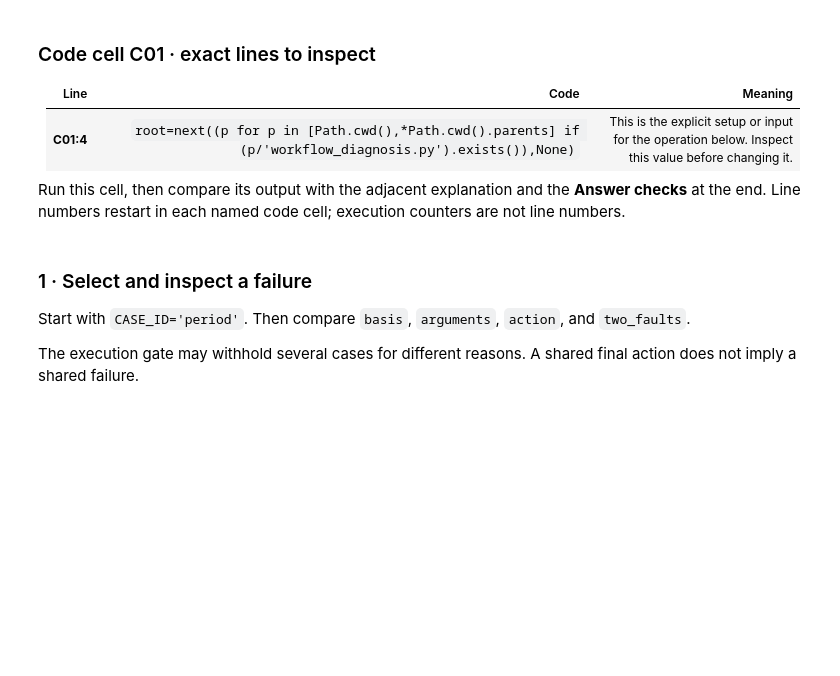
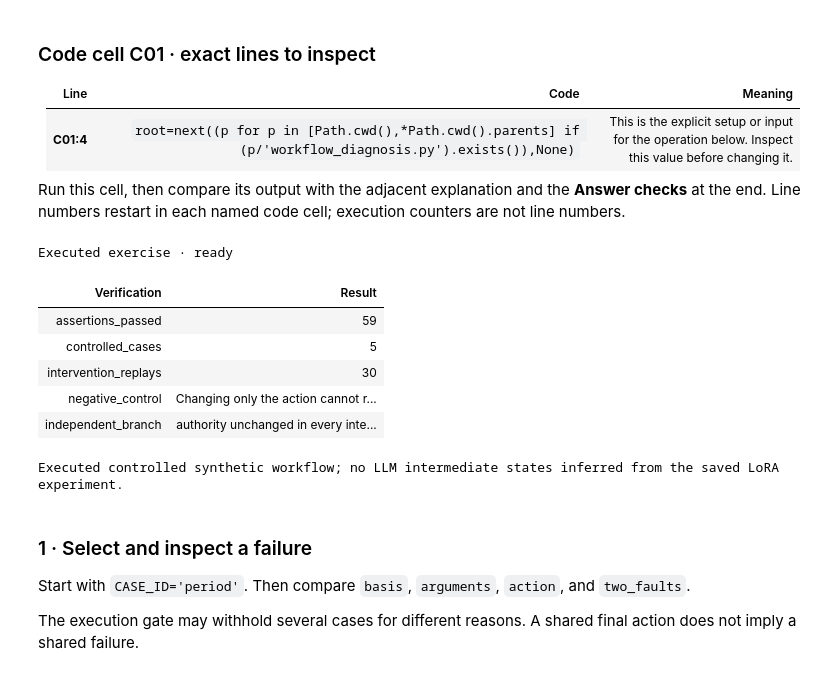
Before and after one commit to mfrdixon/STAC_AI_Bootcamp, a Jupyter notebook: notebooks/04_adaptation_lab.ipynb, the cells around one changed output. Cells and saved outputs as stored; diff of their text form; code cells hidden in the pictures; blank space fills up the shorter version.

```diff
--- a/notebooks/04_adaptation_lab.ipynb
+++ b/notebooks/04_adaptation_lab.ipynb
@@ -55,31 +37,22 @@ Run this cell, then compare its output with the adjacent explanation and the **A
 # %%
-# C01 · code cell
-from pathlib import Path
-import sys, json
-
-root = next(
-    (
-        p
-        for p in [Path.cwd(), *Path.cwd().parents]
-        if (p / "workflow_diagnosis.py").exists()
-    ),
-    None,
-)
-if root is None:
-    raise RuntimeError("Open inside the extracted workshop folder.")
-sys.path.insert(0, str(root))
-import workflow_diagnosis as engine
-import adaptation_display as view
-
 experiment = engine.build()
 view.panel(
     "Executed exercise · ready",
     view.table(
         ["Verification", "Result"],
         [[k, v] for k, v in experiment["verification"].items()],
     ),
     experiment["scope"],
 )
+# %% [output]
+Executed exercise · ready
+| Verification | Result |
+| assertions_passed | 59 |
+| controlled_cases | 5 |
+| intervention_replays | 30 |
+| negative_control | Changing only the action cannot r... |
+| independent_branch | authority unchanged in every inte... |
+Executed controlled synthetic workflow; no LLM intermediate states inferred from the saved LoRA experiment.
 # %% [markdown]
 ### 1 · Select and inspect a failure
 Start with `CASE_ID='period'`. Then compare `basis`, `arguments`, `action`, and `two_faults`.
```
Also changed, not shown: parts of 6 cells of this notebook, 33 other files.
